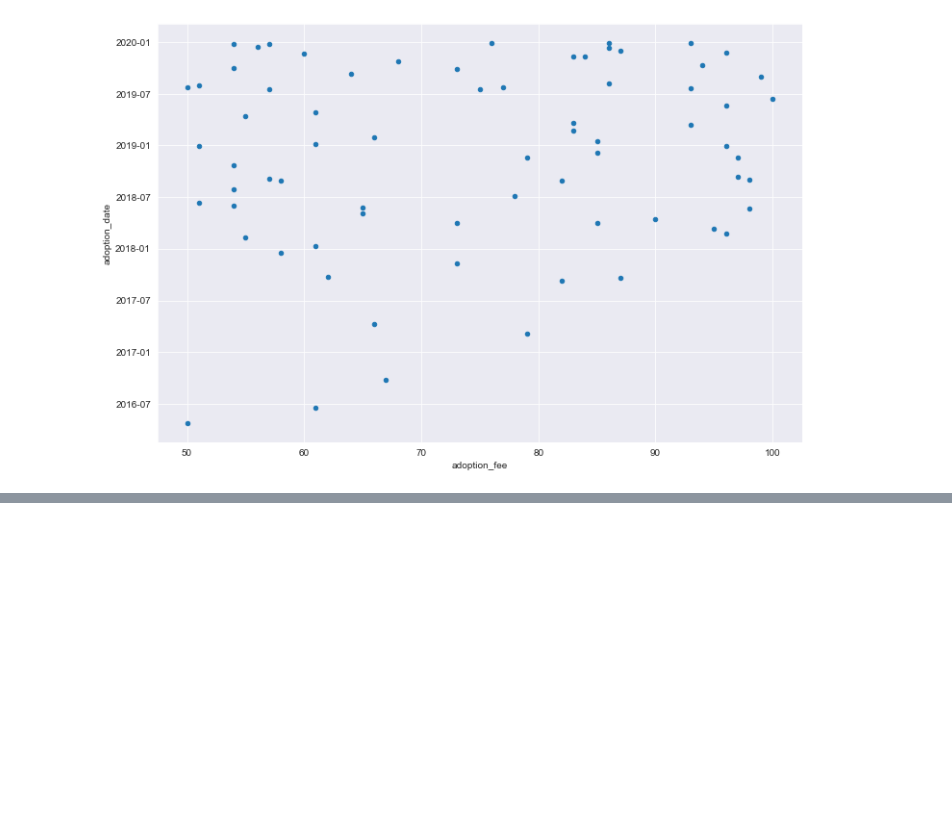
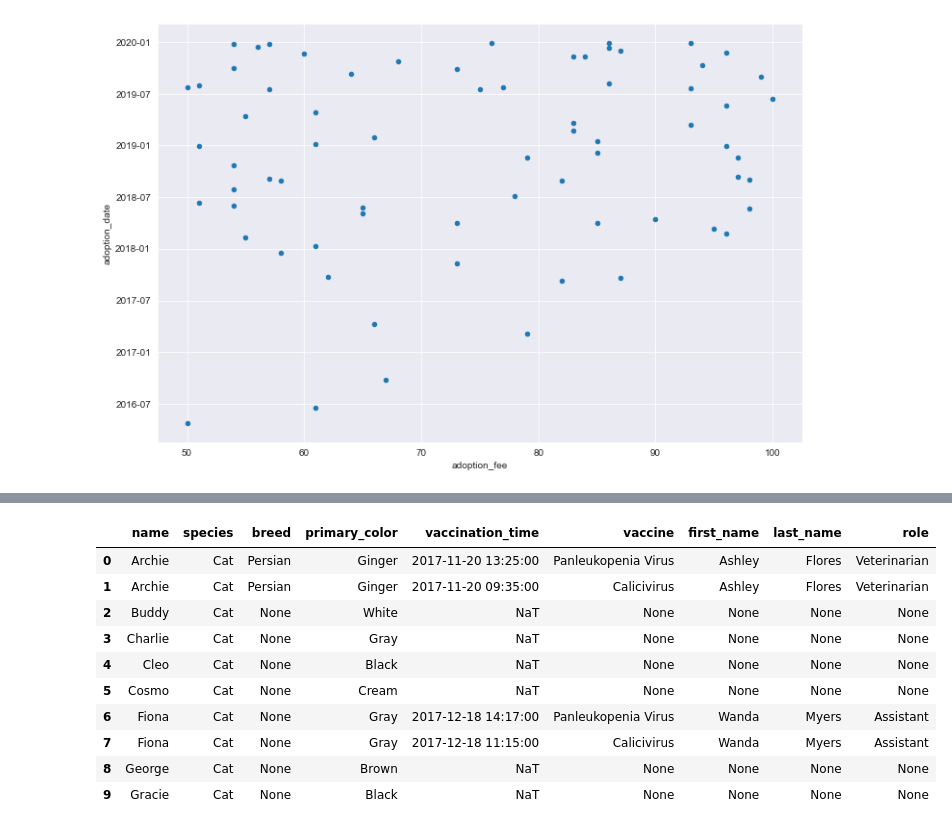
Before and after one commit to roblivesinottawa/animalshelter_database, a Jupyter notebook: animalshelter-workspace/queries.ipynb, the cells around one changed output, grey strips where cells are left out. Saved outputs shown, nothing was run; the diff lists cells and outputs as text; code cells hidden in the pictures; blank space fills up the shorter version.

```diff
--- a/animalshelter-workspace/queries.ipynb
+++ b/animalshelter-workspace/queries.ipynb
@@ -692,0 +781,38 @@ df.head(3)
+# %%
+query = """
+    select
+        a.name, a.species, a.breed, a.primary_color,
+        v.vaccination_time, v.vaccine,
+        p.first_name, p.last_name,
+        sa.role
+    from animals as a
+    left outer join
+        (
+            vaccinations as v
+            inner join
+            staff_assignments as sa
+            on sa.email = v.email
+            inner join
+            persons as p
+            on p.email = v.email
+        )
+    on a.name = v.name
+    and a.species = v.species
+    order by a.species, a.name, a.breed, v.vaccination_time desc;
+"""
+
+df = pd.DataFrame(engine.execute(query).fetchall())
+# %%
+df.head(10)
+# %% [output]
+|  | name | species | breed | primary_color | vaccination_time | vaccine | first_name | last_name | role |
+| 0 | Archie | Cat | Persian | Ginger | 2017-11-20 13:25:00 | Panleukopenia Virus | Ashley | Flores | Veterinarian |
+| 1 | Archie | Cat | Persian | Ginger | 2017-11-20 09:35:00 | Calicivirus | Ashley | Flores | Veterinarian |
+| 2 | Buddy | Cat | None | White | NaT | None | None | None | None |
+| 3 | Charlie | Cat | None | Gray | NaT | None | None | None | None |
+| 4 | Cleo | Cat | None | Black | NaT | None | None | None | None |
+| 5 | Cosmo | Cat | None | Cream | NaT | None | None | None | None |
+| 6 | Fiona | Cat | None | Gray | 2017-12-18 14:17:00 | Panleukopenia Virus | Wanda | Myers | Assistant |
+| 7 | Fiona | Cat | None | Gray | 2017-12-18 11:15:00 | Calicivirus | Wanda | Myers | Assistant |
+| 8 | George | Cat | None | Brown | NaT | None | None | None | None |
+| 9 | Gracie | Cat | None | Black | NaT | None | None | None | None |
```
Also changed, not shown: parts of 7 cells of this notebook.
